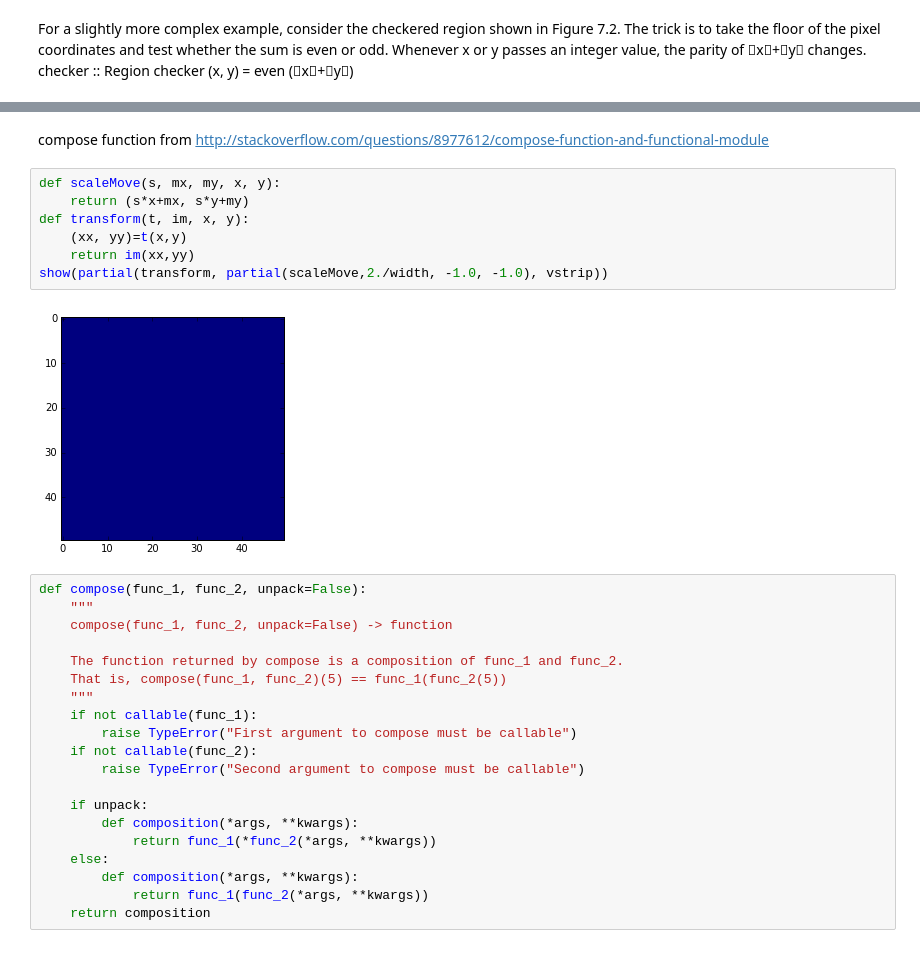
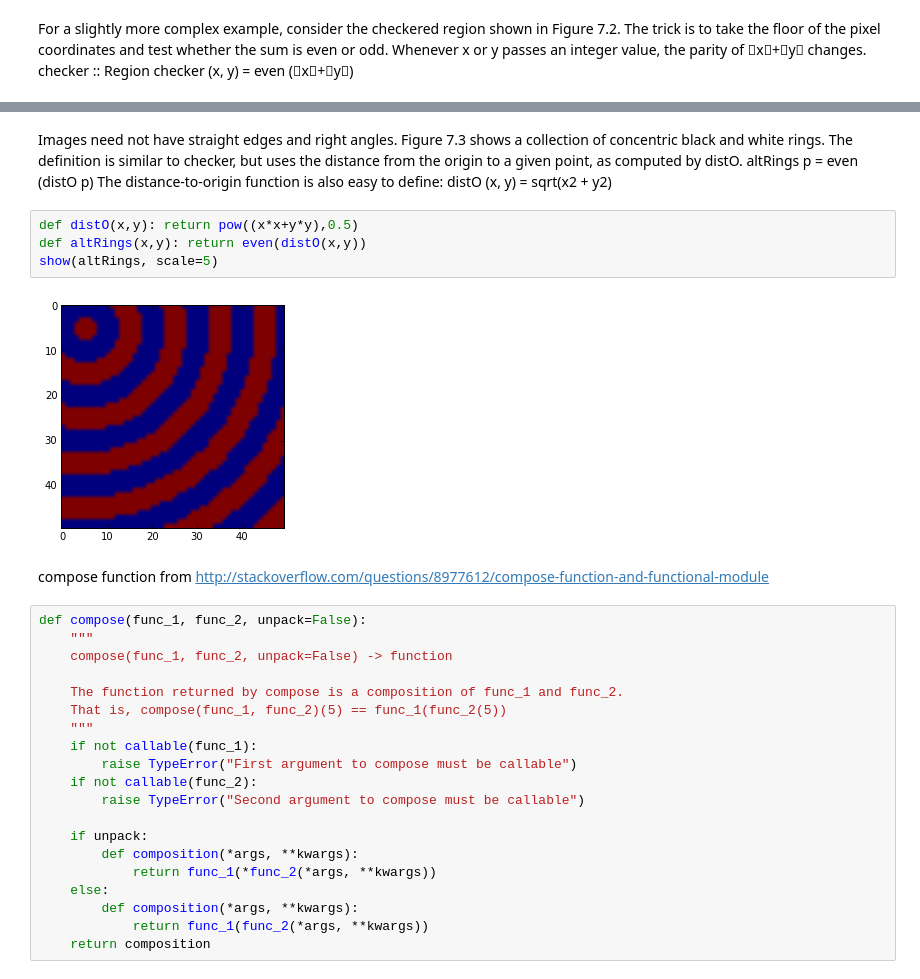
Before and after one commit to terryspitz/ipython_notebooks, a Jupyter notebook: Pan - Functional Images.ipynb, the cells around one changed output, grey strips where cells are left out. Saved outputs shown, nothing was run; the diff lists cells and outputs as text.

Commit message:
add altRings function

```diff
--- a/Pan - Functional Images.ipynb
+++ b/Pan - Functional Images.ipynb
@@ -74,14 +68,19 @@ shape=width,height
+# %% [markdown]
+Images need not have straight edges and right angles. Figure 7.3 shows
+a collection of concentric black and white rings. The definition is similar to
+checker, but uses the distance from the origin to a given point, as computed
+by distO.
+altRings p = even (distO p)
+The distance-to-origin function is also easy to define:
+distO (x, y) = sqrt(x2 + y2)
+# %%
+def distO(x,y): return pow((x*x+y*y),0.5)
+def altRings(x,y): return even(distO(x,y))
+show(altRings, scale=5)
+# %% [output]
+[figure, added]
 # %% [markdown]
 compose function from http://stackoverflow.com/questions/8977612/compose-function-and-functional-module
-# %%
-def scaleMove(s, mx, my, x, y):
-    return (s*x+mx, s*y+my)
-def transform(t, im, x, y):
-    (xx, yy)=t(x,y)
-    return im(xx,yy)
-show(partial(transform, partial(scaleMove,2./width, -1.0, -1.0), vstrip))
-# %% [output]
-[figure, removed]
 # %%
 def compose(func_1, func_2, unpack=False):
     """
```
Also changed, not shown: parts of 2 cells of this notebook.
